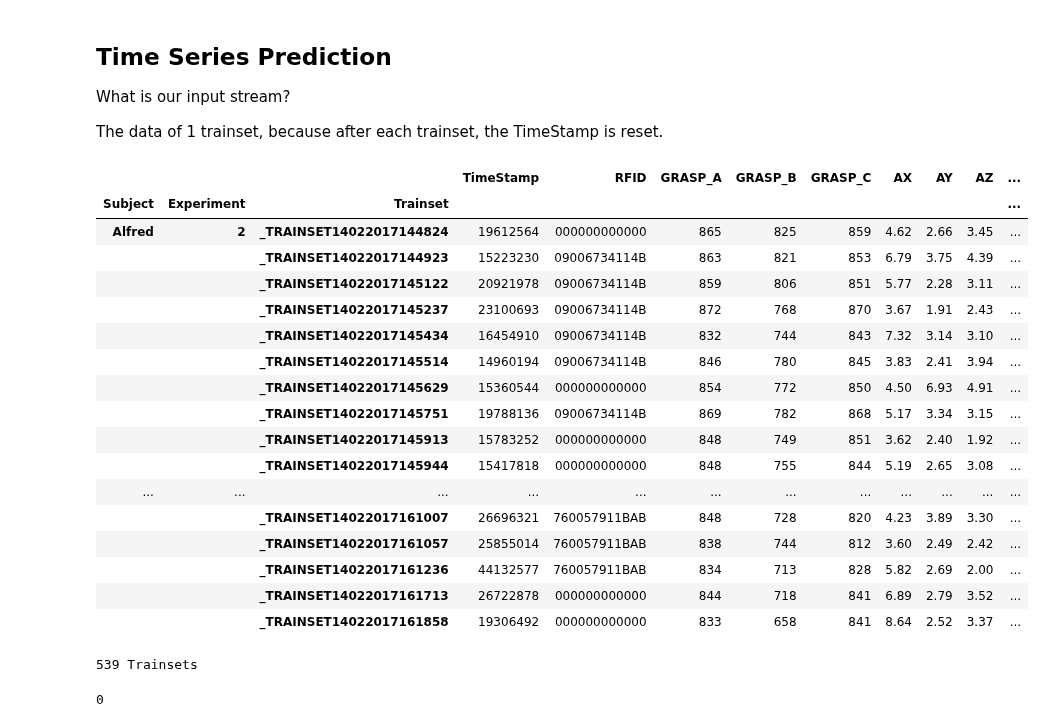
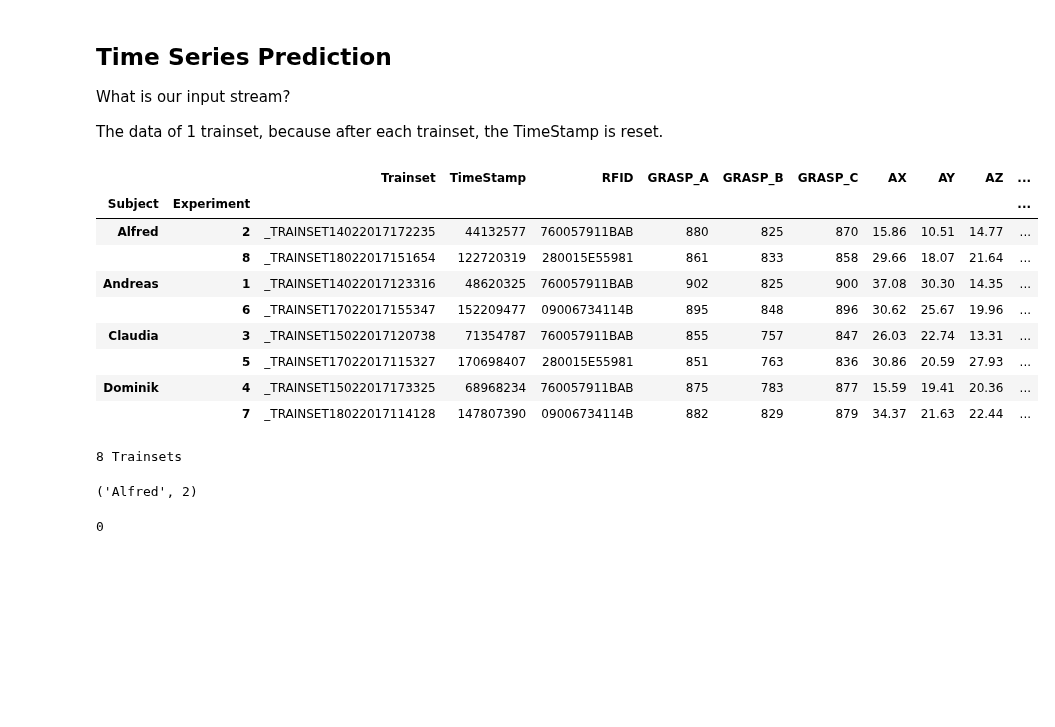
Before and after one commit to Make-O-Matic/MOM-Engine, a Jupyter notebook: make-o-matic.ipynb, the cells around one changed output. Saved outputs shown, nothing was run; the diff lists cells and outputs as text; code cells hidden in the pictures; blank space fills up the shorter version.

```diff
--- a/make-o-matic.ipynb
+++ b/make-o-matic.ipynb
@@ -2255,31 +2261,25 @@ What is our input stream?
 The data of 1 trainset, because after each trainset, the TimeStamp is reset.
 # %%
 group_by = ('Subject','Experiment','Trainset')
+group_by = ('Subject','Experiment')#,'Trainset')
+
 group_df = data.groupby(group_by)
 group_df.max().head(50)
 # %% [output]
-|  |  |  | TimeStamp | RFID | GRASP_A | GRASP_B | GRASP_C | AX | AY | AZ | ... |
-| Subject | Experiment | Trainset |  |  |  |  |  |  |  |  | ... |
-| Alfred | 2 | _TRAINSET14022017144824 | 19612564 | 000000000000 | 865 | 825 | 859 | 4.62 | 2.66 | 3.45 | ... |
-|  |  | _TRAINSET14022017144923 | 15223230 | 09006734114B | 863 | 821 | 853 | 6.79 | 3.75 | 4.39 | ... |
-|  |  | _TRAINSET14022017145122 | 20921978 | 09006734114B | 859 | 806 | 851 | 5.77 | 2.28 | 3.11 | ... |
-|  |  | _TRAINSET14022017145237 | 23100693 | 09006734114B | 872 | 768 | 870 | 3.67 | 1.91 | 2.43 | ... |
-|  |  | _TRAINSET14022017145434 | 16454910 | 09006734114B | 832 | 744 | 843 | 7.32 | 3.14 | 3.10 | ... |
-|  |  | _TRAINSET14022017145514 | 14960194 | 09006734114B | 846 | 780 | 845 | 3.83 | 2.41 | 3.94 | ... |
-|  |  | _TRAINSET14022017145629 | 15360544 | 000000000000 | 854 | 772 | 850 | 4.50 | 6.93 | 4.91 | ... |
-|  |  | _TRAINSET14022017145751 | 19788136 | 09006734114B | 869 | 782 | 868 | 5.17 | 3.34 | 3.15 | ... |
-|  |  | _TRAINSET14022017145913 | 15783252 | 000000000000 | 848 | 749 | 851 | 3.62 | 2.40 | 1.92 | ... |
-|  |  | _TRAINSET14022017145944 | 15417818 | 000000000000 | 848 | 755 | 844 | 5.19 | 2.65 | 3.08 | ... |
-| ... | ... | ... | ... | ... | ... | ... | ... | ... | ... | ... | ... |
-|  |  | _TRAINSET14022017161007 | 26696321 | 760057911BAB | 848 | 728 | 820 | 4.23 | 3.89 | 3.30 | ... |
-|  |  | _TRAINSET14022017161057 | 25855014 | 760057911BAB | 838 | 744 | 812 | 3.60 | 2.49 | 2.42 | ... |
-|  |  | _TRAINSET14022017161236 | 44132577 | 760057911BAB | 834 | 713 | 828 | 5.82 | 2.69 | 2.00 | ... |
-|  |  | _TRAINSET14022017161713 | 26722878 | 000000000000 | 844 | 718 | 841 | 6.89 | 2.79 | 3.52 | ... |
-|  |  | _TRAINSET14022017161858 | 19306492 | 000000000000 | 833 | 658 | 841 | 8.64 | 2.52 | 3.37 | ... |
+|  |  | Trainset | TimeStamp | RFID | GRASP_A | GRASP_B | GRASP_C | AX | AY | AZ | ... |
+| Subject | Experiment |  |  |  |  |  |  |  |  |  | ... |
+| Alfred | 2 | _TRAINSET14022017172235 | 44132577 | 760057911BAB | 880 | 825 | 870 | 15.86 | 10.51 | 14.77 | ... |
+|  | 8 | _TRAINSET18022017151654 | 122720319 | 280015E55981 | 861 | 833 | 858 | 29.66 | 18.07 | 21.64 | ... |
+| Andreas | 1 | _TRAINSET14022017123316 | 48620325 | 760057911BAB | 902 | 825 | 900 | 37.08 | 30.30 | 14.35 | ... |
+|  | 6 | _TRAINSET17022017155347 | 152209477 | 09006734114B | 895 | 848 | 896 | 30.62 | 25.67 | 19.96 | ... |
+| Claudia | 3 | _TRAINSET15022017120738 | 71354787 | 760057911BAB | 855 | 757 | 847 | 26.03 | 22.74 | 13.31 | ... |
+|  | 5 | _TRAINSET17022017115327 | 170698407 | 280015E55981 | 851 | 763 | 836 | 30.86 | 20.59 | 27.93 | ... |
+| Dominik | 4 | _TRAINSET15022017173325 | 68968234 | 760057911BAB | 875 | 783 | 877 | 15.59 | 19.41 | 20.36 | ... |
+|  | 7 | _TRAINSET18022017114128 | 147807390 | 09006734114B | 882 | 829 | 879 | 34.37 | 21.63 | 22.44 | ... |
 # %%
 print len(group_df), "Trainsets"
 # %% [output]
-539 Trainsets
+8 Trainsets
 # %%
 # iterate over each Trainset
 i =0
@@ -2290,5 +2291,9 @@ for name_tuple, group_data in group_df:
 
     break # for testing we just do 1 loop
+# %%
+name_tuple
+# %% [output]
+('Alfred', 2)
 # %%
 group_data['TimeStamp'].min()
 # %% [output]
```
Also changed, not shown: parts of 22 cells of this notebook.
